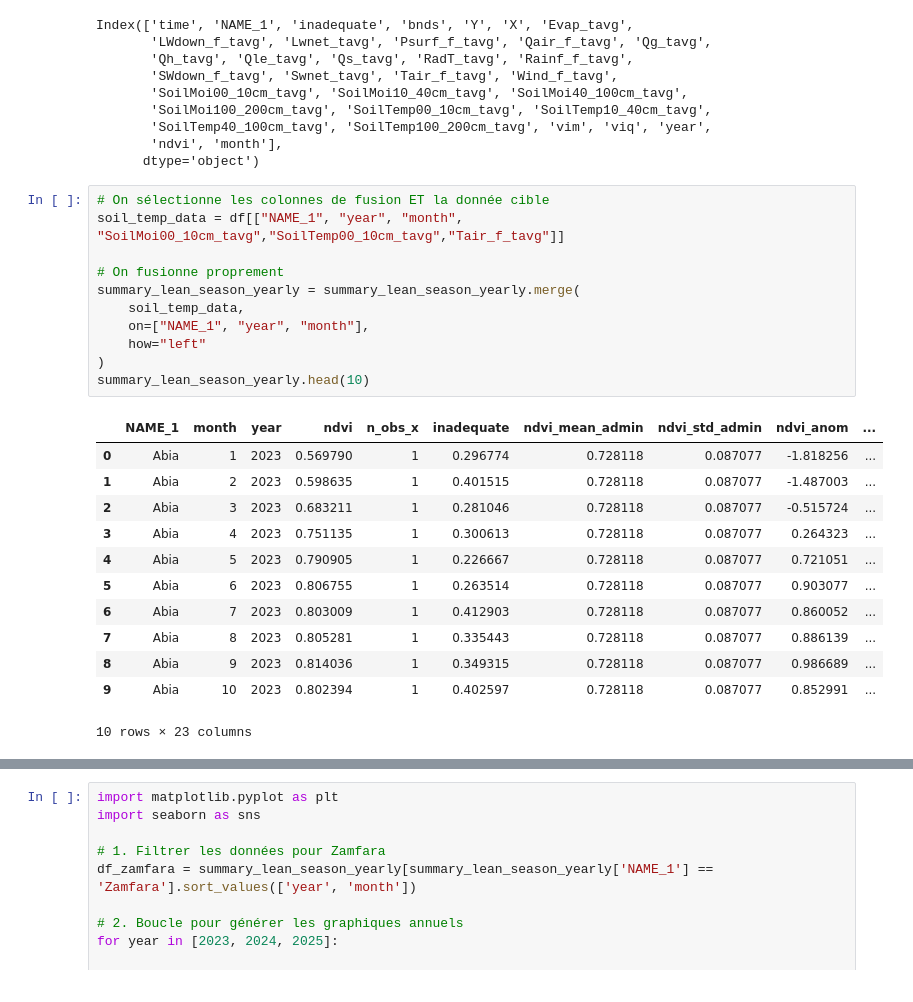
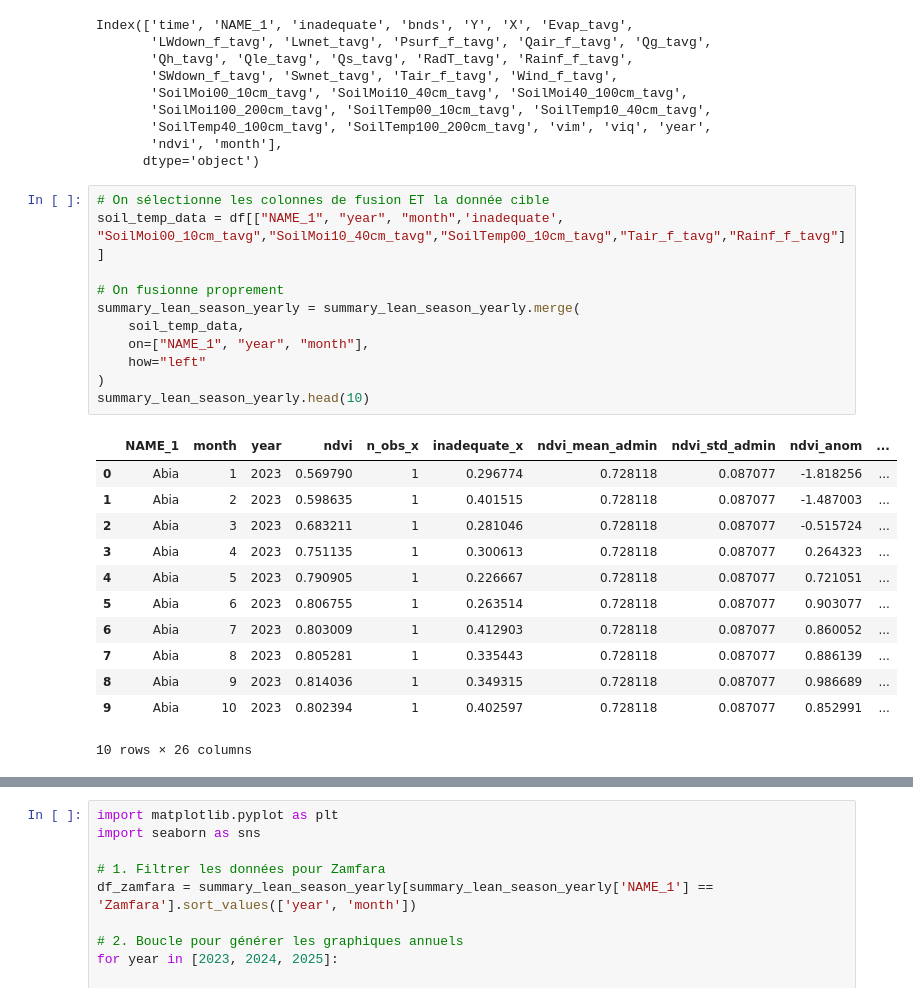
Before and after one commit to tnourlyn/Projet-de-Statapp---WFP-, a Jupyter notebook: Lean_season.ipynb, the cells around one changed output, grey strips where cells are left out. Saved outputs shown, nothing was run; the diff lists cells and outputs as text.

```diff
--- a/Lean_season.ipynb
+++ b/Lean_season.ipynb
@@ -1216,17 +1204,17 @@ Index(['time', 'NAME_1', 'inadequate', 'bnds', 'Y', 'X', 'Evap_tavg',
       dtype='object')
 # %%
 # On sélectionne les colonnes de fusion ET la donnée cible
-soil_temp_data = df[["NAME_1", "year", "month", "SoilMoi00_10cm_tavg","SoilTemp00_10cm_tavg","Tair_f_tavg"]]
+soil_temp_data = df[["NAME_1", "year", "month",'inadequate', "SoilMoi00_10cm_tavg","SoilMoi10_40cm_tavg","SoilTemp00_10cm_tavg","Tair_f_tavg","Rainf_f_tavg"]]
 
 # On fusionne proprement
 summary_lean_season_yearly = summary_lean_season_yearly.merge(
     soil_temp_data,
     on=["NAME_1", "year", "month"],
     how="left"
 )
 summary_lean_season_yearly.head(10)
 # %% [output]
-|  | NAME_1 | month | year | ndvi | n_obs_x | inadequate | ndvi_mean_admin | ndvi_std_admin | ndvi_anom | ... |
+|  | NAME_1 | month | year | ndvi | n_obs_x | inadequate_x | ndvi_mean_admin | ndvi_std_admin | ndvi_anom | ... |
 | 0 | Abia | 1 | 2023 | 0.569790 | 1 | 0.296774 | 0.728118 | 0.087077 | -1.818256 | ... |
 | 1 | Abia | 2 | 2023 | 0.598635 | 1 | 0.401515 | 0.728118 | 0.087077 | -1.487003 | ... |
 | 2 | Abia | 3 | 2023 | 0.683211 | 1 | 0.281046 | 0.728118 | 0.087077 | -0.515724 | ... |
@@ -1237,7 +1225,7 @@ summary_lean_season_yearly.head(10)
 | 7 | Abia | 8 | 2023 | 0.805281 | 1 | 0.335443 | 0.728118 | 0.087077 | 0.886139 | ... |
 | 8 | Abia | 9 | 2023 | 0.814036 | 1 | 0.349315 | 0.728118 | 0.087077 | 0.986689 | ... |
 | 9 | Abia | 10 | 2023 | 0.802394 | 1 | 0.402597 | 0.728118 | 0.087077 | 0.852991 | ... |
-10 rows × 23 columns
+10 rows × 26 columns
 # %%
 import seaborn as sns
 import matplotlib.pyplot as plt
```
Also changed, not shown: parts of 6 cells of this notebook.
